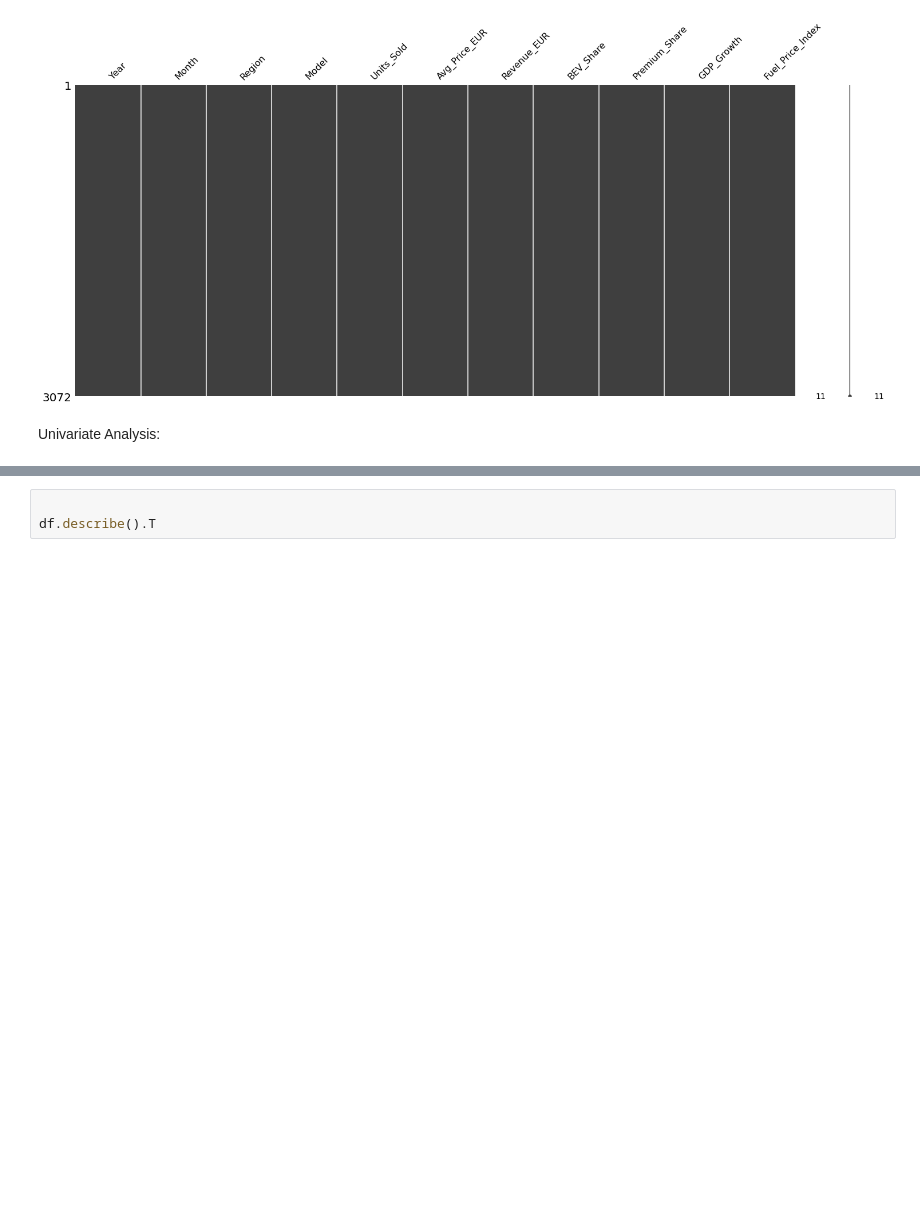
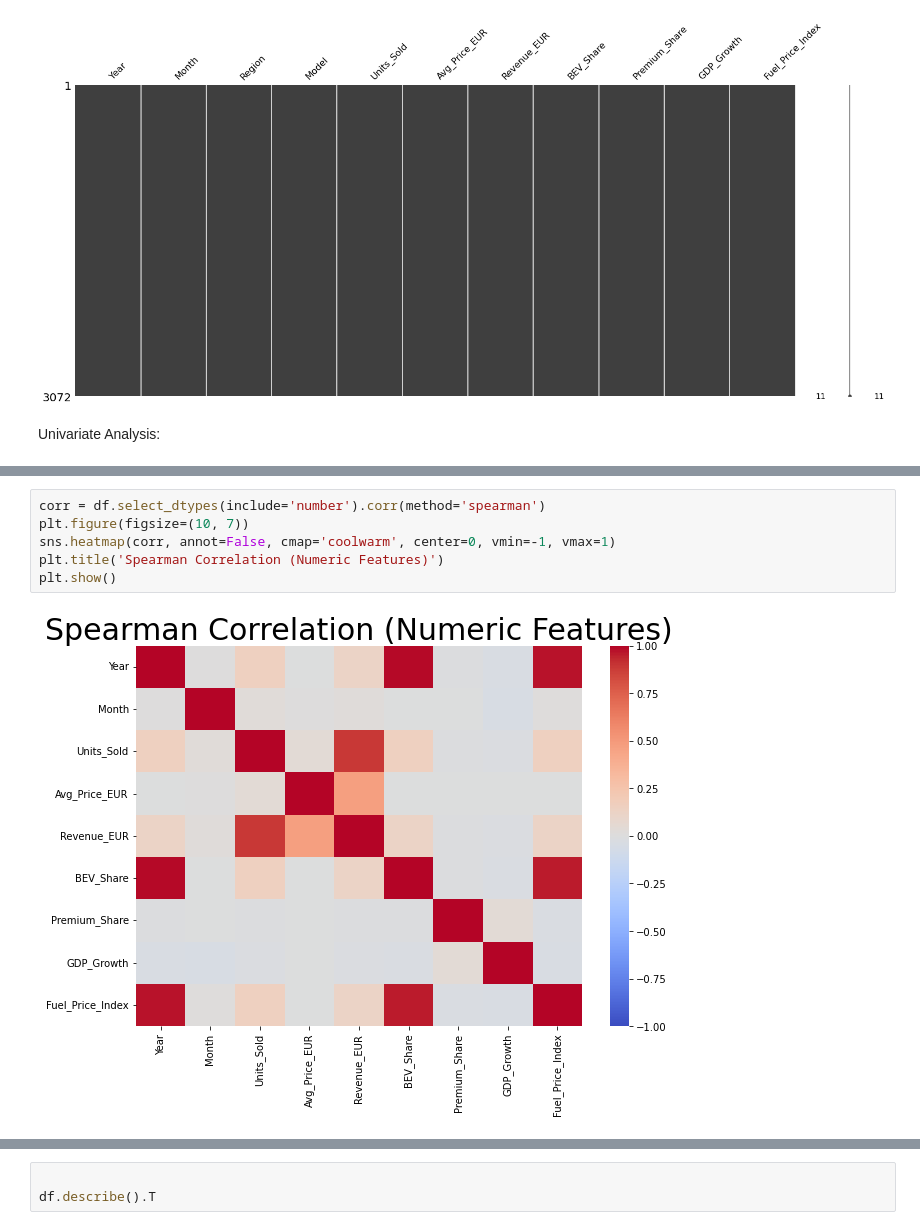
Before and after one commit to SulaimanTajuddin/EDA-BMW-Global-Automotive-Sales, a Jupyter notebook: EDA.ipynb, the cells around one changed output, grey strips where cells are left out. Cells and saved outputs as stored; diff of their text form; blank space fills up the shorter version.

```diff
--- a/EDA.ipynb
+++ b/EDA.ipynb
@@ -89,0 +99,8 @@ plt.show()
+# %%
+corr = df.select_dtypes(include='number').corr(method='spearman')
+plt.figure(figsize=(10, 7))
+sns.heatmap(corr, annot=False, cmap='coolwarm', center=0, vmin=-1, vmax=1)
+plt.title('Spearman Correlation (Numeric Features)')
+plt.show()
+# %% [output]
+[figure, added]
```
Also changed, not shown: parts of 10 cells of this notebook.
